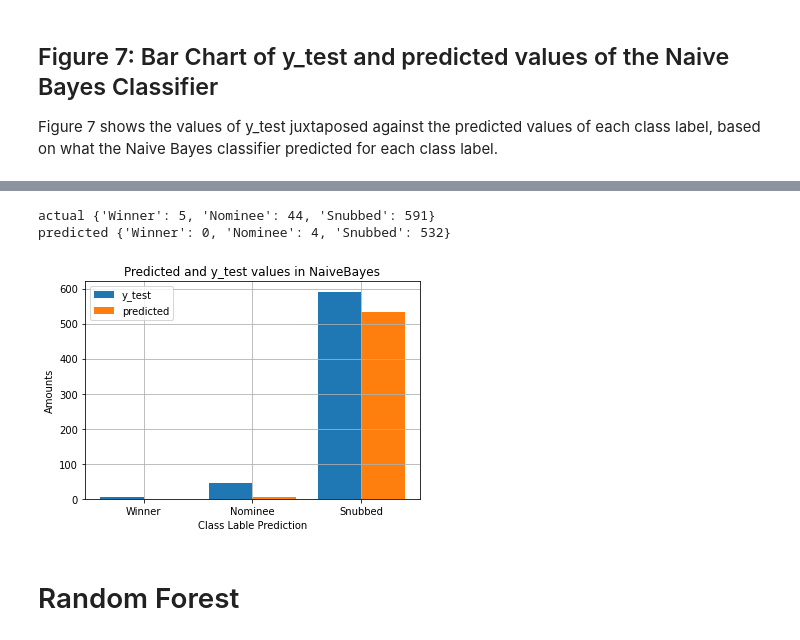
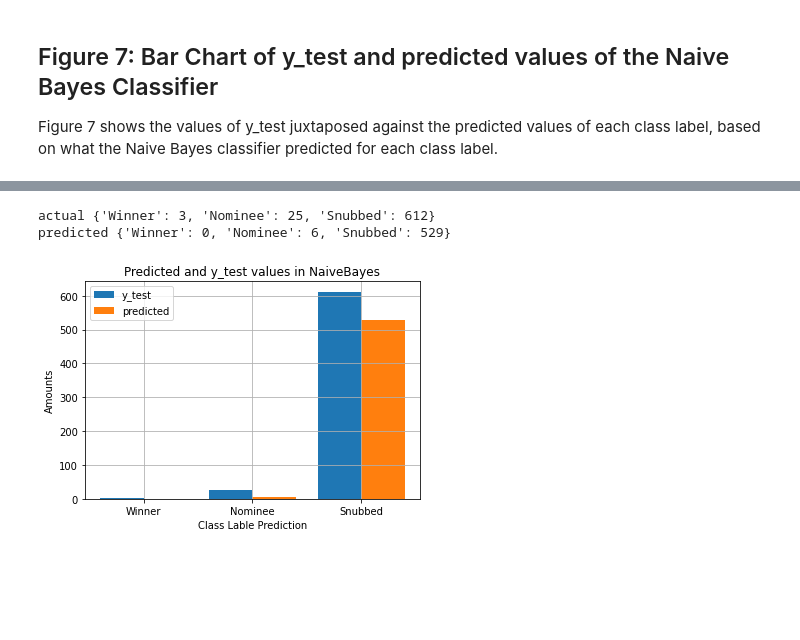
Before and after one commit to hannahnvc/CPSC322-Final-Project, a Jupyter notebook: Final_Movie_Project.ipynb, the cells around one changed output, grey strips where cells are left out. Drawn from its saved outputs; the diff is of its cells as text; code cells hidden in the pictures; blank space fills up the shorter version.

```diff
--- a/Final_Movie_Project.ipynb
+++ b/Final_Movie_Project.ipynb
@@ -324,24 +326,21 @@ predicted:  {'Winner': 5, 'Nominee': 39, 'Snubbed': 596}
 # %%
 DecisionTree = MyDecisionTreeClassifier()
 DecisionTree.fit(X_train, y_train)
 predict_1 = DecisionTree.predict(X_test)
 
 test_dict = myutils.create_dictionary_labels(y_test, ["Winner", "Nominee", "Snubbed"])
 print("actual", test_dict)
 lst1_vals = list(test_dict.keys())
 lst1_counts = list(test_dict.values())
 
 predicted_dict = myutils.create_dictionary_labels(predict_1, ["Winner", "Nominee", "Snubbed"])
 print("predicted", predicted_dict)
 lst2_vals = list(predicted_dict.keys())
 lst2_counts = list(predicted_dict.values())
 
-matrix = myevaluation.confusion_matrix(y_test, predict_1, ["Winner", "Nominee", "Snubbed"])
 
 plot_utils.make_multiple_bar_graphs(lst1_vals, lst2_vals, lst1_counts, lst2_counts, "Predicted and y_test values in NaiveBayes", "Class Lable Prediction", "Amounts", "y_test", "predicted")
 # %% [output]
-actual {'Winner': 5, 'Nominee': 44, 'Snubbed': 591}
-predicted {'Winner': 0, 'Nominee': 4, 'Snubbed': 532}
+actual {'Winner': 3, 'Nominee': 25, 'Snubbed': 612}
+predicted {'Winner': 0, 'Nominee': 6, 'Snubbed': 529}
-[figure, old version]
+[figure, new version]
-# %% [markdown]
-# Random Forest
```
Also changed, not shown: parts of 15 cells of this notebook, 1 other file.
